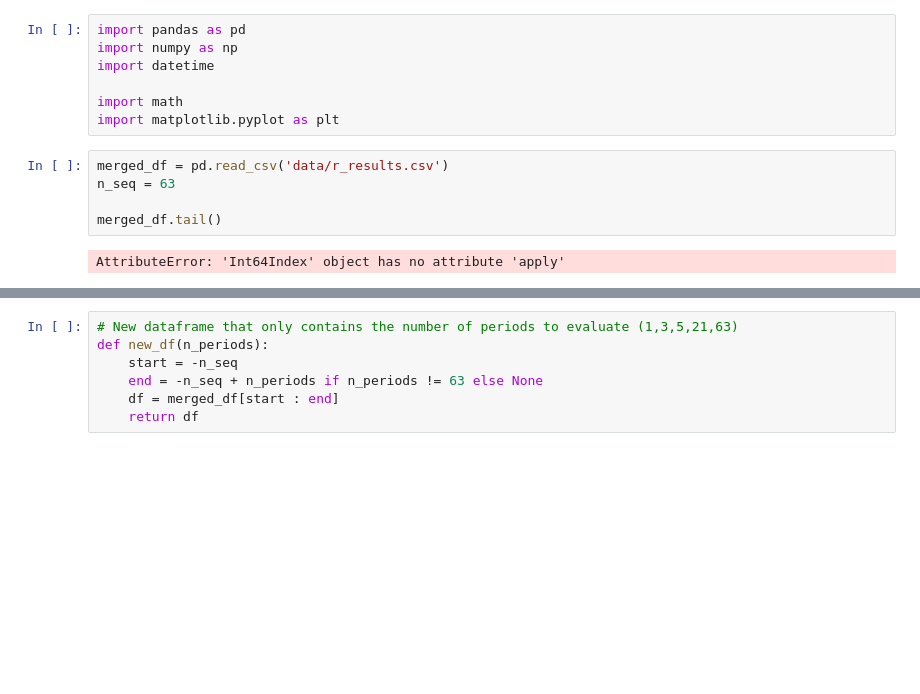
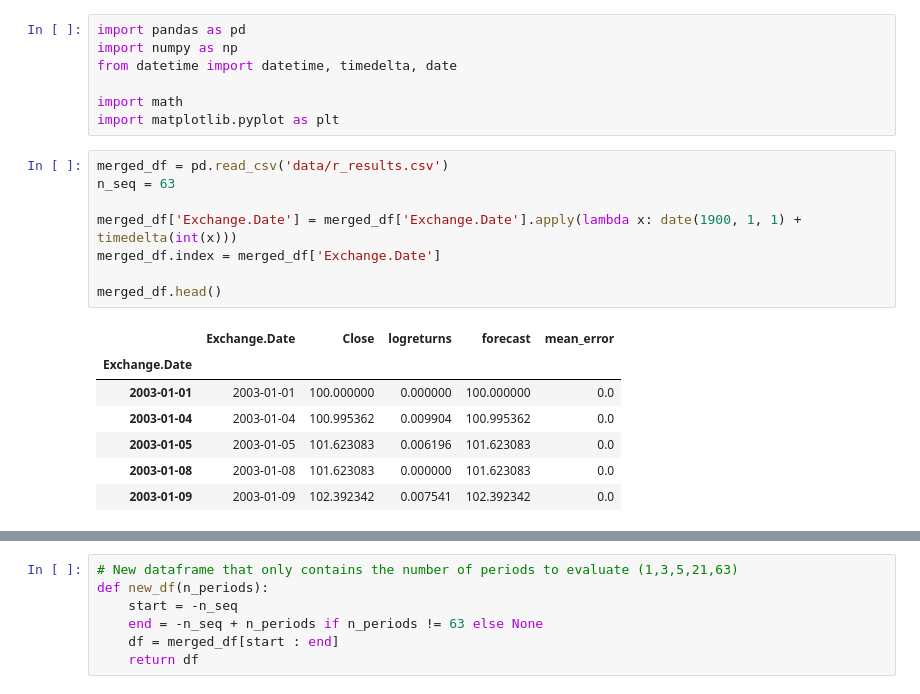
Before and after one commit to ulrikson/statistics-thesis, a Jupyter notebook: arch_evaluate.ipynb, the cells around one changed output, grey strips where cells are left out. Saved outputs shown, nothing was run; the diff lists cells and outputs as text; blank space fills up the shorter version.

```diff
--- a/arch_evaluate.ipynb
+++ b/arch_evaluate.ipynb
@@ -1,17 +1,26 @@
 # %%
 import pandas as pd
 import numpy as np
-import datetime
+from datetime import datetime, timedelta, date
 
 import math
 import matplotlib.pyplot as plt
-# %%
-merged_df = pd.read_csv('data/r_results.csv')
-n_seq = 63
-
-merged_df.tail()
-# %% [output]
-AttributeError: 'Int64Index' object has no attribute 'apply'
+# %%
+merged_df = pd.read_csv('data/r_results.csv')
+n_seq = 63
+
+merged_df['Exchange.Date'] = merged_df['Exchange.Date'].apply(lambda x: date(1900, 1, 1) + timedelta(int(x)))
+merged_df.index = merged_df['Exchange.Date']
+
+merged_df.head()
+# %% [output]
+|  | Exchange.Date | Close | logreturns | forecast | mean_error |
+| Exchange.Date |  |  |  |  |  |
+| 2003-01-01 | 2003-01-01 | 100.000000 | 0.000000 | 100.000000 | 0.0 |
+| 2003-01-04 | 2003-01-04 | 100.995362 | 0.009904 | 100.995362 | 0.0 |
+| 2003-01-05 | 2003-01-05 | 101.623083 | 0.006196 | 101.623083 | 0.0 |
+| 2003-01-08 | 2003-01-08 | 101.623083 | 0.000000 | 101.623083 | 0.0 |
+| 2003-01-09 | 2003-01-09 | 102.392342 | 0.007541 | 102.392342 | 0.0 |
 # %%
 merged_df['error'] = merged_df['forecast'] - merged_df['Close']
 merged_df['abs_error'] = np.abs(merged_df['forecast'] - merged_df['Close'])
```
Also changed, not shown: parts of 3 cells of this notebook, 1 other file.
